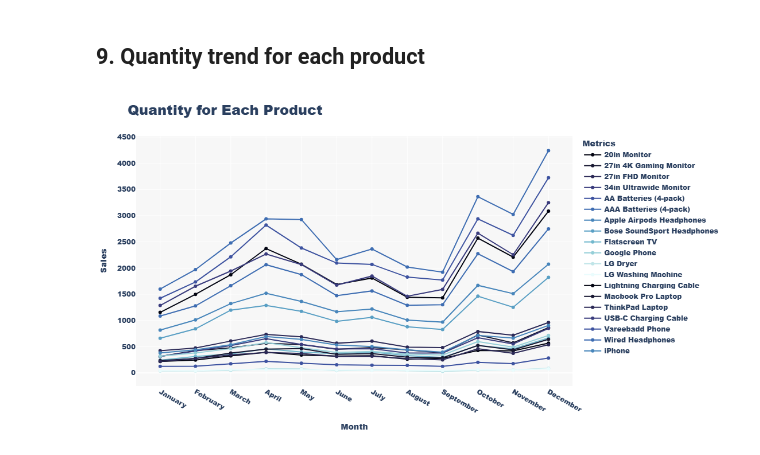
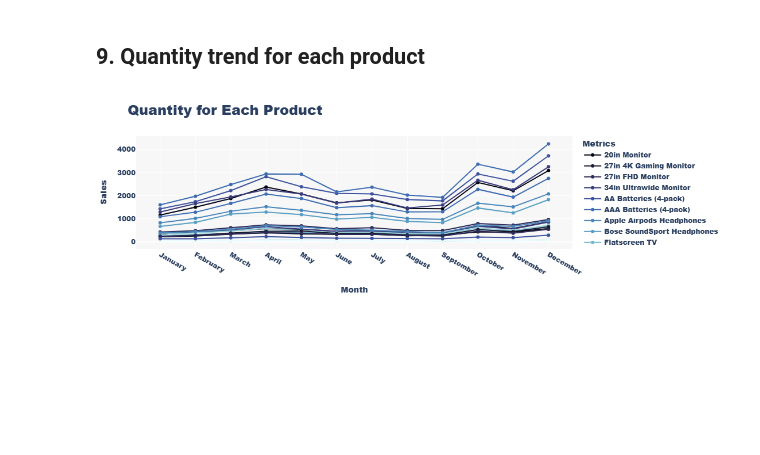
Before and after one commit to AnishChougule/Python-Projects, a Jupyter notebook: Data Analysis Project/Data Analysis Project.ipynb, the cells around one changed output. Cells and saved outputs as stored; diff of their text form; code cells hidden in the pictures; blank space fills up the shorter version.

```diff
--- a/Data Analysis Project/Data Analysis Project.ipynb
+++ b/Data Analysis Project/Data Analysis Project.ipynb
@@ -566,33 +560,32 @@ fig = px.line(
     product_month_quantity,
     x='Month',
     y='Quantity Ordered',
     color='Product',
     title='Quantity for Each Product',
     labels={'Month': 'Month', 'Quantity': 'Quantity', 'Product': 'Product'},
     markers=True,
     color_discrete_sequence=px.colors.sequential.ice
 )
 
 
 fig.update_layout(
     title_font=dict(size=24),
     font_family="Arial Black",
     xaxis_title="Month",
     xaxis=dict(
         tickvals=list(range(1, 13)),
         ticktext=[
             'January', 'February', 'March', 'April', 'May', 'June',
             'July', 'August', 'September', 'October', 'November', 'December'
         ]
     ),
     yaxis_title="Sales",
     legend_title="Metrics",
     margin=dict(t=75, l=25, r=25, b=25),
-    plot_bgcolor="rgba( 245, 245, 245, 0.8)",
-    height= 600
+    plot_bgcolor="rgba( 245, 245, 245, 0.8)"
 )
 
 fig.show()
 fig.write_html("productquantity_by_month_line.html")
 # %% [output]
-[figure, old version]
+[figure, new version]
```
Also changed, not shown: parts of 9 cells of this notebook, 37 other files.
